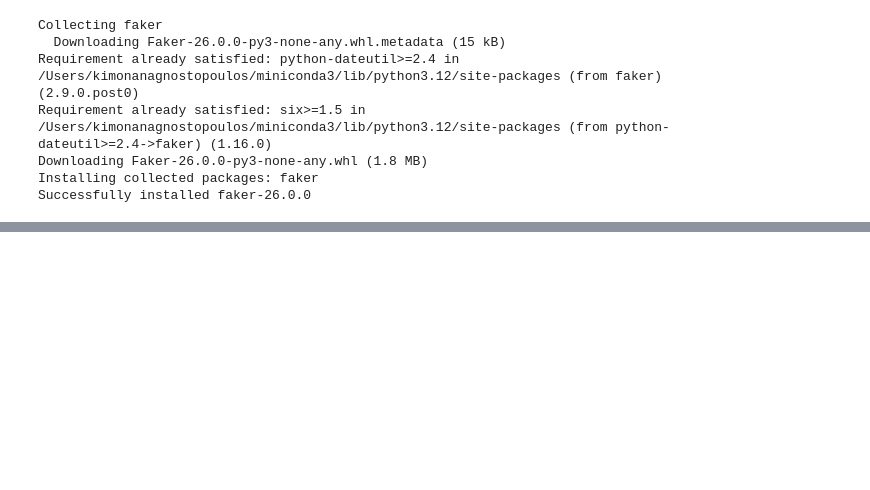
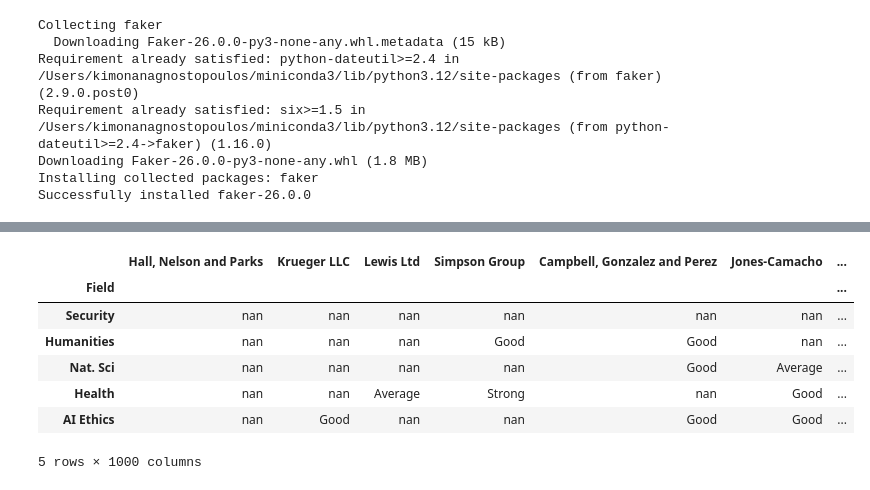
Before and after one commit to codegithubka/Deep-Autoencoder-Company-Segmentation, a Jupyter notebook: synthetic_data_generator.ipynb, the cells around one changed output, grey strips where cells are left out. Saved outputs shown, nothing was run; the diff lists cells and outputs as text; code cells hidden in the pictures; blank space fills up the shorter version.

Commit message:
"Synthetic Dataset Fixed temporarily. Tensorflow keras encoding done. Accuracy 0.76 for testing. Need to test whether clustering rules work as intended dataset"

```diff
--- a/synthetic_data_generator.ipynb
+++ b/synthetic_data_generator.ipynb
@@ -19,7 +19,7 @@ data = pd.read_csv(filepath)
 transposed_data = data.set_index('Field').transpose()
 # %%
 fake = Faker()
-n_teams = 100
+n_teams = 1000
 team_names = [fake.company() for _ in range(n_teams)]
 
-transposed_value_counts = transposed_data.apply(pd.Series.value_counts).fillna(0)
+transposed_value_counts = transposed_data.apply(pd.Series.value_counts, dropna=False).fillna(0)
@@ -46 +54,12 @@ final_csv_path_corrected = 'final_transposed_synthetic_data_corrected.csv'
 final_synthetic_data.to_csv(final_csv_path_corrected, index=True)
+# %%
+final_synthetic_data.head()
+# %% [output]
+|  | Hall, Nelson and Parks | Krueger LLC | Lewis Ltd | Simpson Group | Campbell, Gonzalez and Perez | Jones-Camacho | ... |
+| Field |  |  |  |  |  |  | ... |
+| Security | nan | nan | nan | nan | nan | nan | ... |
+| Humanities | nan | nan | nan | Good | Good | nan | ... |
+| Nat. Sci | nan | nan | nan | nan | Good | Average | ... |
+| Health | nan | nan | Average | Strong | nan | Good | ... |
+| AI Ethics | nan | Good | nan | nan | Good | Good | ... |
+5 rows × 1000 columns
```
Also changed, not shown: parts of 2 cells of this notebook, 2 other files.
